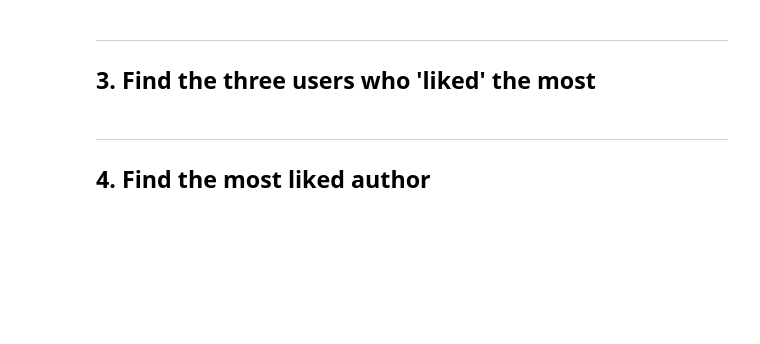
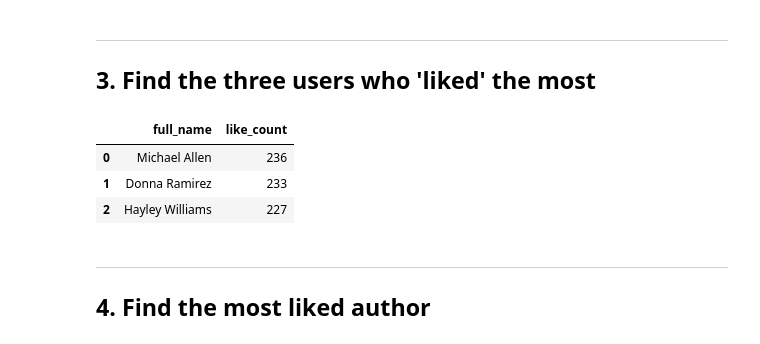
Before and after one commit to magrousseau/sql_advanced_recap, a Jupyter notebook: recap.ipynb, the cells around one changed output. Drawn from its saved outputs; the diff is of its cells as text; code cells hidden in the pictures; blank space fills up the shorter version.

```diff
--- a/recap.ipynb
+++ b/recap.ipynb
@@ -68,3 +84,19 @@ pd.read_sql_query(query, conn)
+# %%
+query = """
+    SELECT users.first_name || " " || users.last_name AS full_name, count(*) AS like_count
+    FROM likes
+    JOIN users ON users.id = likes.user_id
+    GROUP BY user_id
+    ORDER BY like_count DESC
+    LIMIT 3
+"""
+
+pd.read_sql_query(query, conn)
+# %% [output]
+|  | full_name | like_count |
+| 0 | Michael Allen | 236 |
+| 1 | Donna Ramirez | 233 |
+| 2 | Hayley Williams | 227 |
 # %% [markdown]
 ---
 ## 4. Find the most liked author
```
Also changed, not shown: parts of 12 cells of this notebook.
